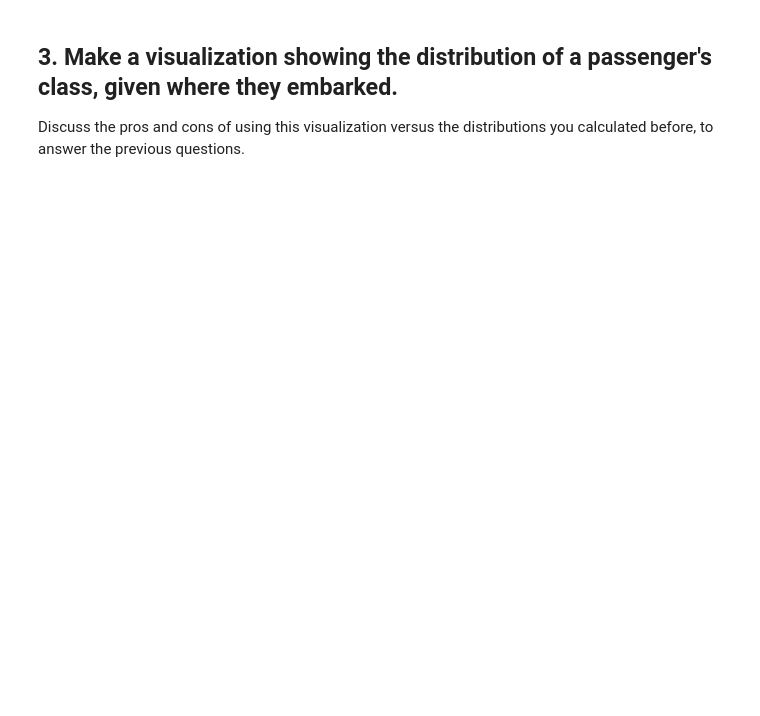
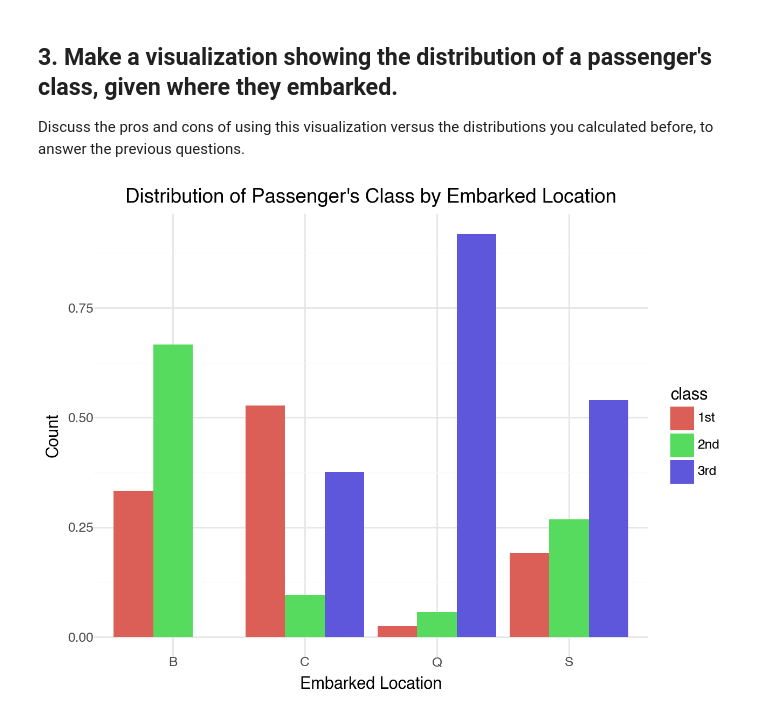
Before and after one commit to cpslo/GSB-S544, a Jupyter notebook: Week_2/Practice Activities/Copy_of_Titanic_Wrangling.ipynb, the cells around one changed output. Saved outputs shown, nothing was run; the diff lists cells and outputs as text; code cells hidden in the pictures; blank space fills up the shorter version.

```diff
--- a/Week_2/Practice Activities/Copy_of_Titanic_Wrangling.ipynb
+++ b/Week_2/Practice Activities/Copy_of_Titanic_Wrangling.ipynb
@@ -22,0 +22,18 @@ FileNotFoundError: [Errno 2] No such file or directory: 'train.csv'
+# %%
+# Code here
+
+df_titanic["type"] = df_titanic["class"].map({
+    "1st": "passenger",
+    "2nd": "passenger",
+    "3rd": "passenger",
+    "victualling crew": "crew",
+    "engineering crew": "crew",
+    "deck crew": "crew"
+})
+
+df_titanic_passenger = df_titanic[(df_titanic["type"] == 'passenger')]
+df_titanic_passenger.head()
+
+joint_dist = pd.crosstab(df_titanic_passenger['class'], df_titanic_passenger['embarked'])
+
+joint_dist.head()
@@ -34,0 +56,4 @@ Use the conditional distributions that you calculate to answer the following que
+# %%
+# Conditional distribution of class given where they embarked
+class_given_embarked = pd.crosstab(df_titanic_passenger['class'], df_titanic_passenger['embarked'], normalize='columns')
+class_given_embarked
@@ -40,0 +92,17 @@ Discuss the pros and cons of using this visualization versus the distributions y
+# %%
+from plotnine import ggplot, aes, geom_bar, labs, theme, position_stack, stat_identity, theme_minimal, position_dodge
+
+
+df_plot = class_given_embarked.reset_index().melt(id_vars='class', var_name='embarked', value_name='count')
+
+
+# Create the plot with dodged bars
+plot_dodge = (ggplot(df_plot, aes(x='embarked', y='count', fill='class'))
+              + geom_bar(stat='identity', position=position_dodge())  # Bars side by side
+              + labs(title="Distribution of Passenger's Class by Embarked Location",
+                     x="Embarked Location",
+                     y="Count")
+              + theme_minimal()
+             )
+# %% [output]
+[figure, added]
```
Also changed, not shown: parts of 10 cells of this notebook.
